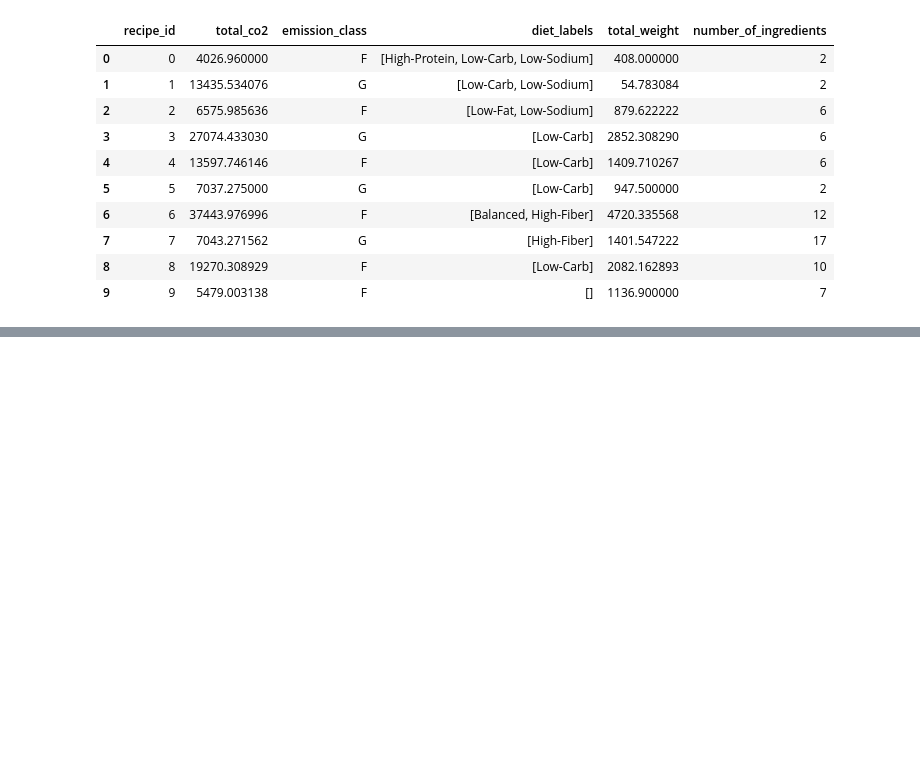
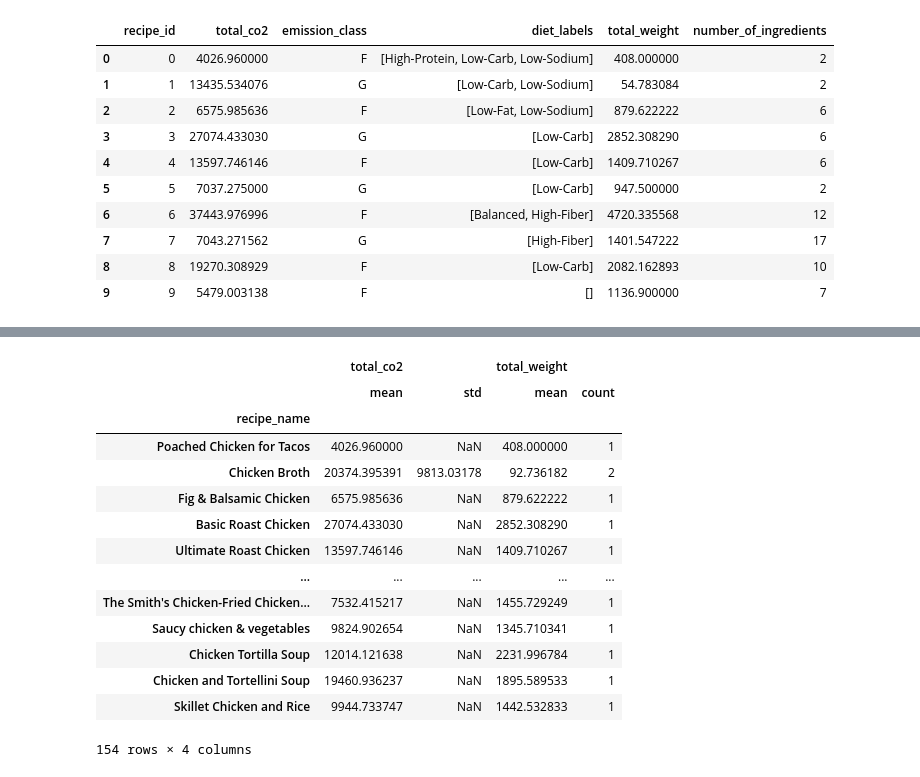
Before and after one commit to maiayang/project-3, a Jupyter notebook: NewLibrary.ipynb, the cells around one changed output, grey strips where cells are left out. Cells and saved outputs as stored; diff of their text form; code cells hidden in the pictures; blank space fills up the shorter version.

```diff
--- a/NewLibrary.ipynb
+++ b/NewLibrary.ipynb
@@ -174,2 +174,2 @@ chicken_df.head()
 # %%
-dd.merge(chicken_df, co2_df, left_index=True, right_index=True)
+merged_df = dd.merge(chicken_df, co2_df, left_index=True, right_index=True)
@@ -182,0 +183,3 @@ Dask Name: merge_chunk, 3 graph layers
+# %%
+cleaned_df = merged_df.drop(['recipe_id_x', 'recipe_id_y', 'source', 'emission_class', 'number_of_ingredients',], axis=1)
+cleaned_df.head(3)
@@ -182,0 +191,3 @@ Dask Name: merge_chunk, 3 graph layers
+# %%
+cleaned_df['Total_CO2_Per_Weight'] = (cleaned_df['total_co2']/cleaned_df['total_weight'])
+cleaned_df.head()
@@ -182,0 +233,19 @@ Dask Name: merge_chunk, 3 graph layers
+# %%
+recipe_analysis = cleaned_df.groupby('recipe_name').agg({'total_co2': ['mean', 'std'], 'total_weight': ['mean', 'count']}).compute()
+recipe_analysis
+# %% [output]
+|  | total_co2 |  | total_weight |  |
+|  | mean | std | mean | count |
+| recipe_name |  |  |  |  |
+| Poached Chicken for Tacos | 4026.960000 | NaN | 408.000000 | 1 |
+| Chicken Broth | 20374.395391 | 9813.03178 | 92.736182 | 2 |
+| Fig & Balsamic Chicken | 6575.985636 | NaN | 879.622222 | 1 |
+| Basic Roast Chicken | 27074.433030 | NaN | 2852.308290 | 1 |
+| Ultimate Roast Chicken | 13597.746146 | NaN | 1409.710267 | 1 |
+| ... | ... | ... | ... | ... |
+| The Smith's Chicken-Fried Chicken... | 7532.415217 | NaN | 1455.729249 | 1 |
+| Saucy chicken & vegetables | 9824.902654 | NaN | 1345.710341 | 1 |
+| Chicken Tortilla Soup | 12014.121638 | NaN | 2231.996784 | 1 |
+| Chicken and Tortellini Soup | 19460.936237 | NaN | 1895.589533 | 1 |
+| Skillet Chicken and Rice | 9944.733747 | NaN | 1442.532833 | 1 |
+154 rows × 4 columns
```
Also changed, not shown: parts of 9 cells of this notebook.
